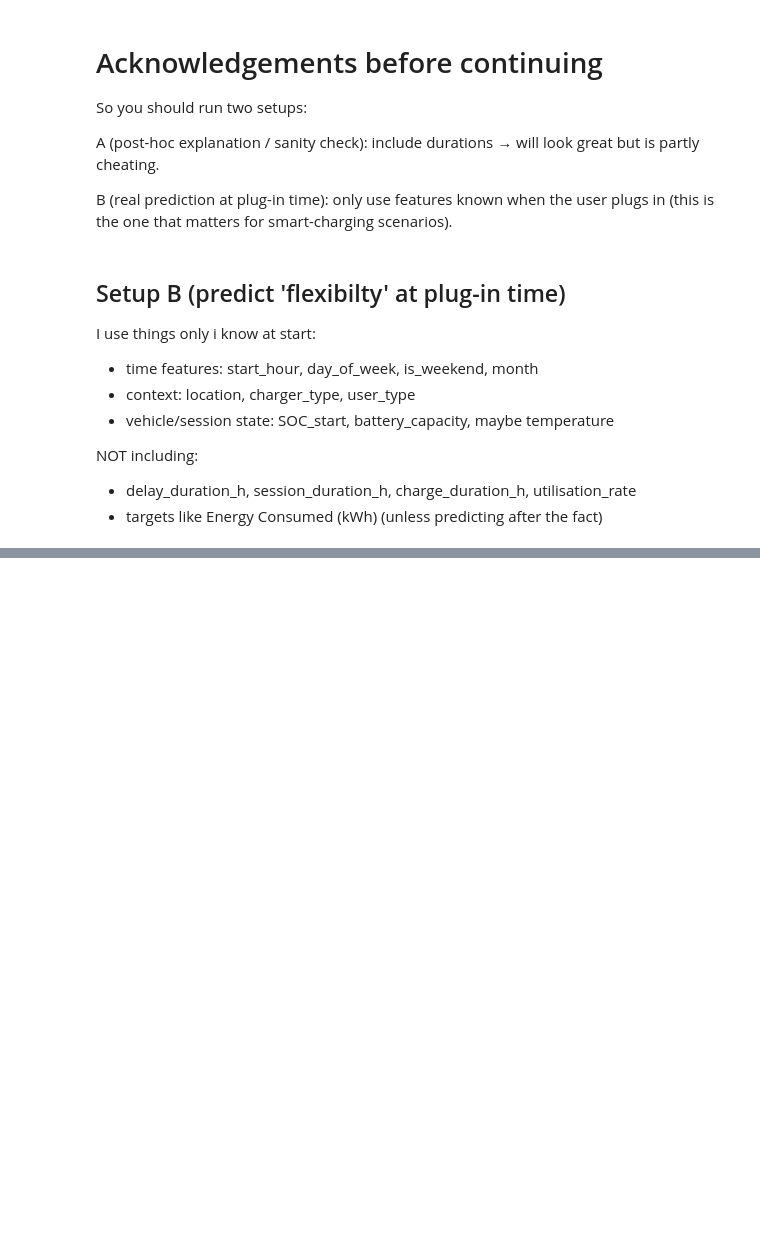
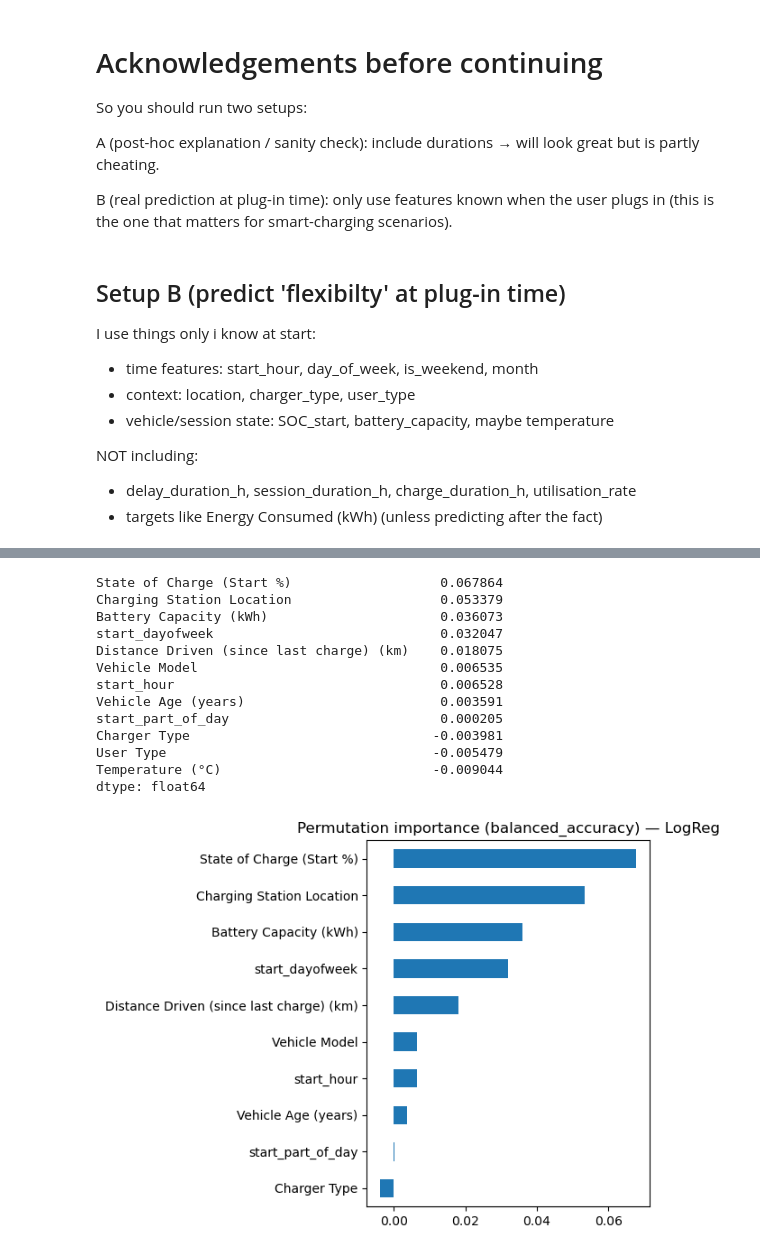
Before and after one commit to mehazick/DataSciProject, a Jupyter notebook: my_notebooks/03_modelling_flexibility.ipynb, the cells around one changed output, grey strips where cells are left out. Cells and saved outputs as stored; diff of their text form; code cells hidden in the pictures; blank space fills up the shorter version.

Commit message:
last edits

```diff
--- a/my_notebooks/03_modelling_flexibility.ipynb
+++ b/my_notebooks/03_modelling_flexibility.ipynb
@@ -199,0 +1040,27 @@ NOT including:
+# %%
+
+# fitted = a dictionary where keys are are model names and values are trained pipelines
+# Indexing fitted[bestname] gives the pipeline object i saved earlier
+# This retrieves the already trained model (with preprocessing) so i can evaluate it more thoroughly
+best_pipe = fitted[best_name]
+
+# Calls the pipeline's .predict() method
+# Outputs an array of predicted labels (0 or 1) for each row in X_test
+# ML: These are hard classifications based on the model's internal default threshold (usually 0.5).
+best_pred = best_pipe.predict(X_test)
+
+# .predict_proba(X_test) returns probabilities for each class, shape (n_samples, 2)
+# [:, 1] selects the second column = probability of class 1 (flexible)
+# These probabilities used to compute ROC AUC anf to potentially adjust the decision threshold later
+best_proba = best_pipe.predict_proba(X_test)[:, 1]
+
+print("BEST:", best_name)                                                       # tells which model had best ROC AUC
+print("Balanced acc:", round(balanced_accuracy_score(y_test, best_pred), 3))    # Balanced accuracy = average recall across classes. Good when classes may be imbalanced (or you want fairness across classes).
+print("ROC AUC:", round(roc_auc_score(y_test, best_proba), 3))                   # ROC AUC measures how well the model ranks positives above negatives across thresholds.
+print("Confusion:\n", confusion_matrix(y_test, best_pred))
+
+# Gives precision/recall/F1 for each class:
+#     - Precision (class 1): how many predicted flexible were truly flexible
+#     - Recall (class 1): how many truly flexible you found
+#     - F1: balance of precision and recall
+print(classification_report(y_test, best_pred, digits=3))
@@ -199,0 +1093,33 @@ NOT including:
+# %%
+from sklearn.inspection import permutation_importance
+
+perm = permutation_importance(
+    best_pipe, X_test, y_test,
+    n_repeats=20, random_state=42,
+    scoring="balanced_accuracy"
+)
+
+imp = pd.Series(perm.importances_mean, index=X_test.columns).sort_values(ascending=False)
+print(imp)
+
+# Optional quick plot
+import matplotlib.pyplot as plt
+imp.head(10).sort_values().plot(kind="barh")
+plt.title(f"Permutation importance (balanced_accuracy) — {best_name}")
+plt.tight_layout()
+plt.show()
+# %% [output]
+State of Charge (Start %)                   0.067864
+Charging Station Location                   0.053379
+Battery Capacity (kWh)                      0.036073
+start_dayofweek                             0.032047
+Distance Driven (since last charge) (km)    0.018075
+Vehicle Model                               0.006535
+start_hour                                  0.006528
+Vehicle Age (years)                         0.003591
+start_part_of_day                           0.000205
+Charger Type                               -0.003981
+User Type                                  -0.005479
+Temperature (°C)                           -0.009044
+dtype: float64
+[figure, added]
```
Also changed, not shown: parts of 29 cells of this notebook, 11 other files.
